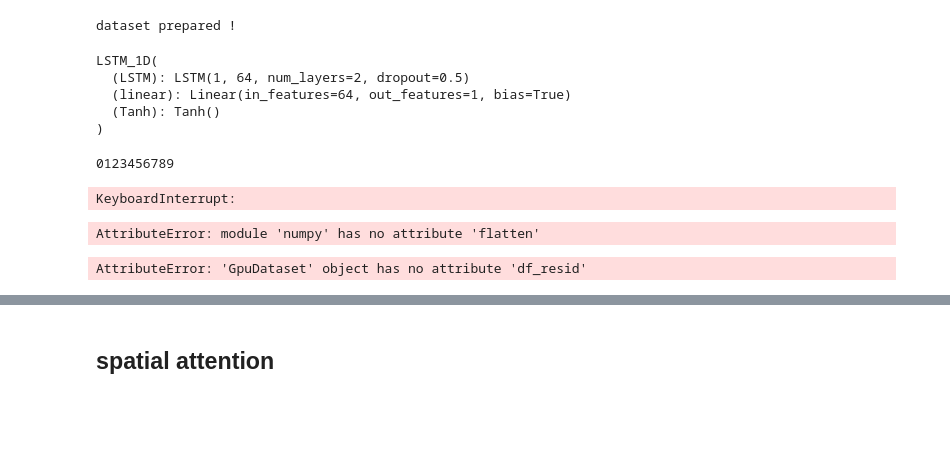
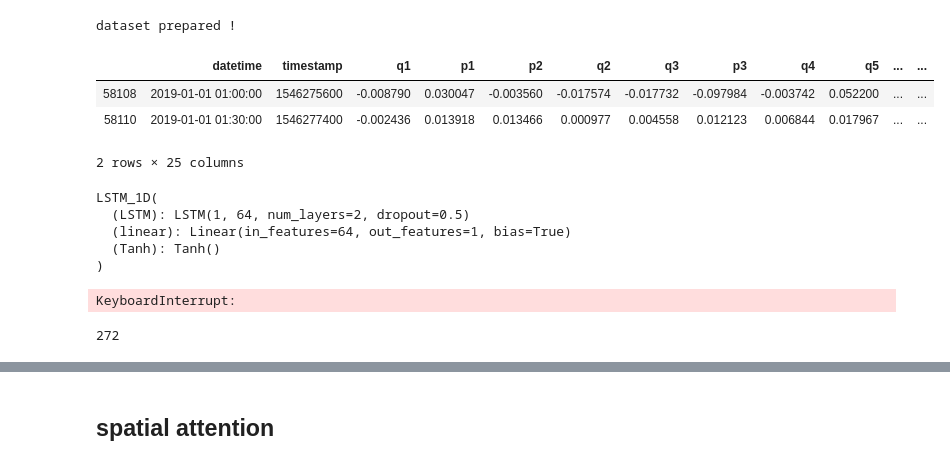
Before and after one commit to MAZiqing/MZQ_city_sequenctial_data_prediction, a Jupyter notebook: main_JuNo/plot_RNN_result.ipynb, the cells around one changed output, grey strips where cells are left out. Saved outputs shown, nothing was run; the diff lists cells and outputs as text; code cells hidden in the pictures; blank space fills up the shorter version.

```diff
--- a/main_JuNo/plot_RNN_result.ipynb
+++ b/main_JuNo/plot_RNN_result.ipynb
@@ -85,5 +88,12 @@ df_seasonal = dataset.df_seasonal
 # %% [output]
 dataset prepared !
+# %%
+data.head(2)
+# %% [output]
+|  | datetime | timestamp | q1 | p1 | p2 | q2 | q3 | p3 | q4 | q5 | ... | ... |
+| 58108 | 2019-01-01 01:00:00 | 1546275600 | -0.008790 | 0.030047 | -0.003560 | -0.017574 | -0.017732 | -0.097984 | -0.003742 | 0.052200 | ... | ... |
+| 58110 | 2019-01-01 01:30:00 | 1546277400 | -0.002436 | 0.013918 | 0.013466 | 0.000977 | 0.004558 | 0.012123 | 0.006844 | 0.017967 | ... | ... |
+2 rows × 25 columns
 # %%
 model
 # %% [output]
@@ -128,26 +138,24 @@ LSTM_1D(
 
 # 多步预测，加重构
 output_list = []
-diff_list = []
+resid_list = []
 label_list = []
-for i, (input_p_q, input_time, label_p, decoder_time) in enumerate(dataloader):
-    print(i, end='')
+for i, (input_p_q, input_time, label_p, decoder_time) in tqdm(enumerate(dataloader)):
+#     print(i, end='')
     label_list += [label_p[:,43]]
-    diff = np.zeros([batch_size, 1])
+    resid = np.zeros([batch_size, 1])
     for j in range(0, 4):
         outputs_p = model(input_p_q, input_time, label_p, decoder_time)  # torch.Size([64, 10, 9])
         label_p[:, 0:39] = label_p[:,1:40]
         label_p[:, 39] = outputs_p.squeeze(2)[:,-1]
-        diff += outputs_p[:, -1, :].detach().numpy()
-    diff_list += [diff]
+#         if j == 3:
+    if resid.shape[0] == batch_size:
+        resid += outputs_p[:, -1, :].detach().numpy()
+
+        resid_list += [resid]
 # %% [output]
-0123456789
+KeyboardInterrupt:
-KeyboardInterrupt:
-# %%
-np.flatten(diff_list)
-# %% [output]
-AttributeError: module 'numpy' has no attribute 'flatten'
-# %%
-dataset.df_resid
-# %% [output]
-AttributeError: 'GpuDataset' object has no attribute 'df_resid'
+# %%
+len(resid_list)
+# %% [output]
+272
```
Also changed, not shown: parts of 13 cells of this notebook, 18 other files.
